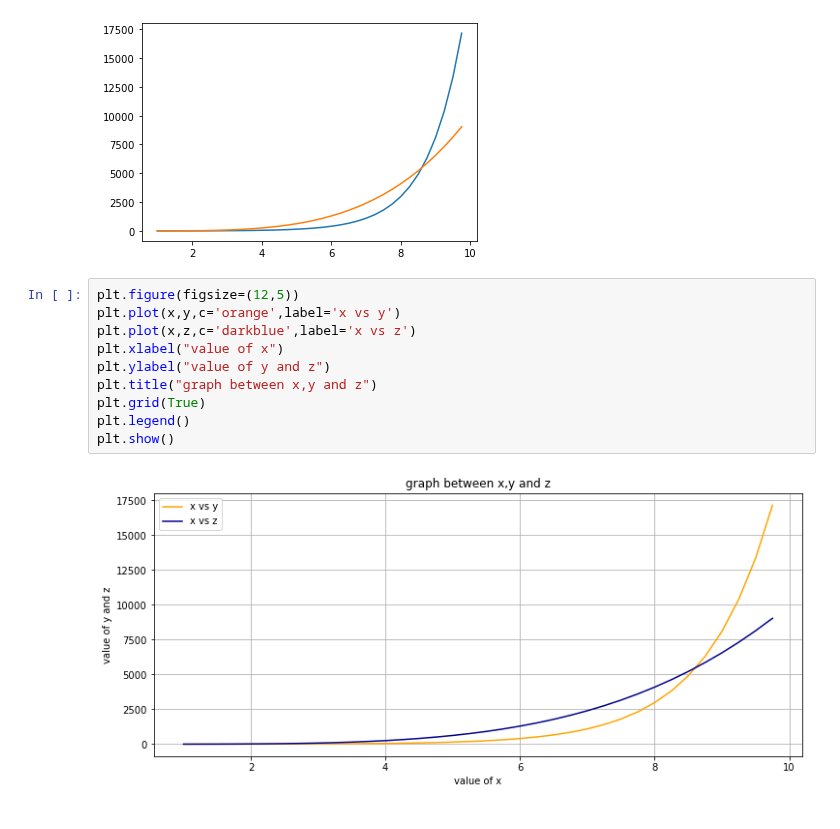
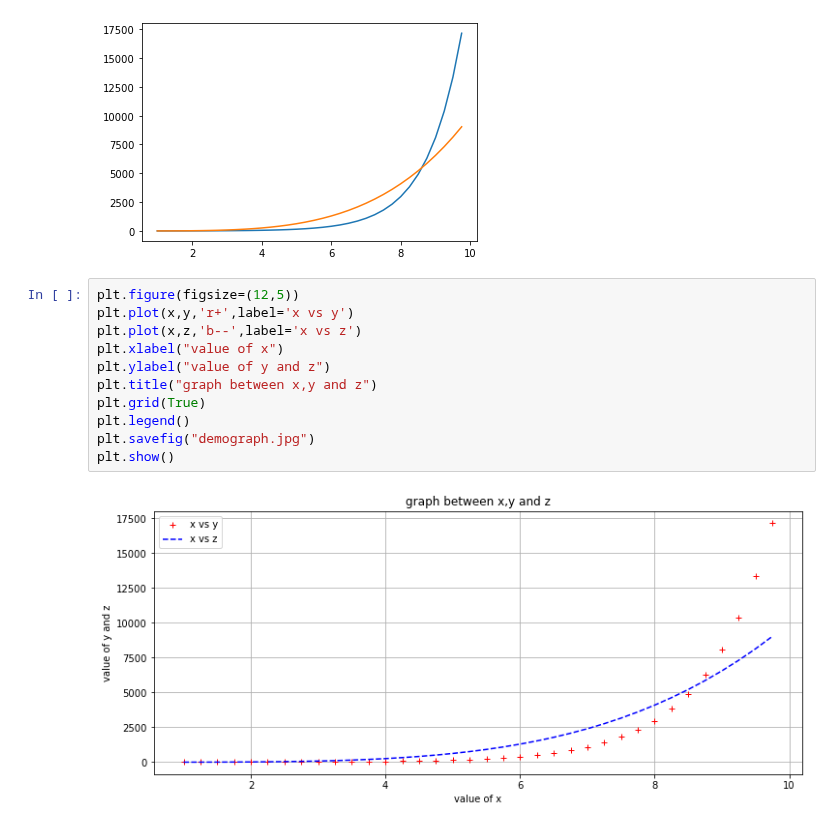
Before and after one commit to anshupandey/xebia_trainin_data, a Jupyter notebook: code10 - data Visualization with matplotlib.ipynb, the cells around one changed output. Saved outputs shown, nothing was run; the diff lists cells and outputs as text.

Commit message:
modified the data visualization file with more examples using matplotlib

```diff
--- a/code10 - data Visualization with matplotlib.ipynb
+++ b/code10 - data Visualization with matplotlib.ipynb
@@ -37,13 +37,14 @@ plt.show()
 [figure]
 # %%
 plt.figure(figsize=(12,5))
-plt.plot(x,y,c='orange',label='x vs y')
-plt.plot(x,z,c='darkblue',label='x vs z')
+plt.plot(x,y,'r+',label='x vs y')
+plt.plot(x,z,'b--',label='x vs z')
 plt.xlabel("value of x")
 plt.ylabel("value of y and z")
 plt.title("graph between x,y and z")
 plt.grid(True)
 plt.legend()
+plt.savefig("demograph.jpg")
 plt.show()
 # %% [output]
-[figure, old version]
+[figure, new version]
```
Also changed, not shown: parts of 17 cells of this notebook.
